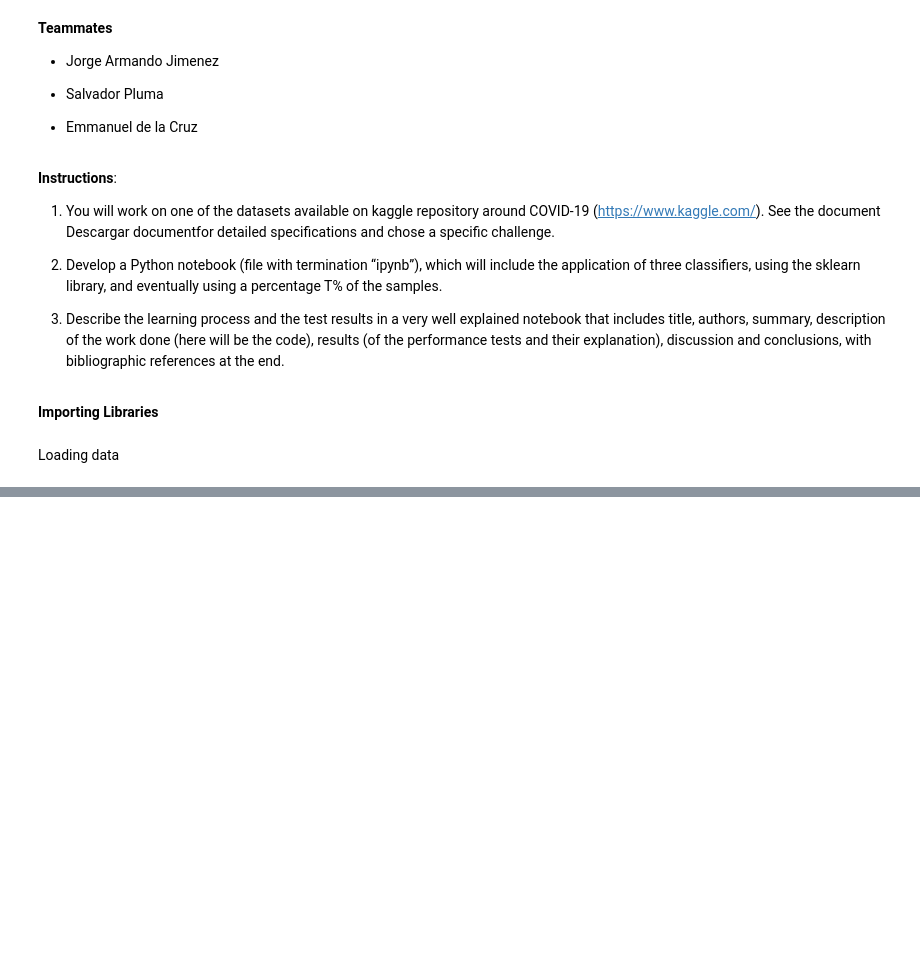
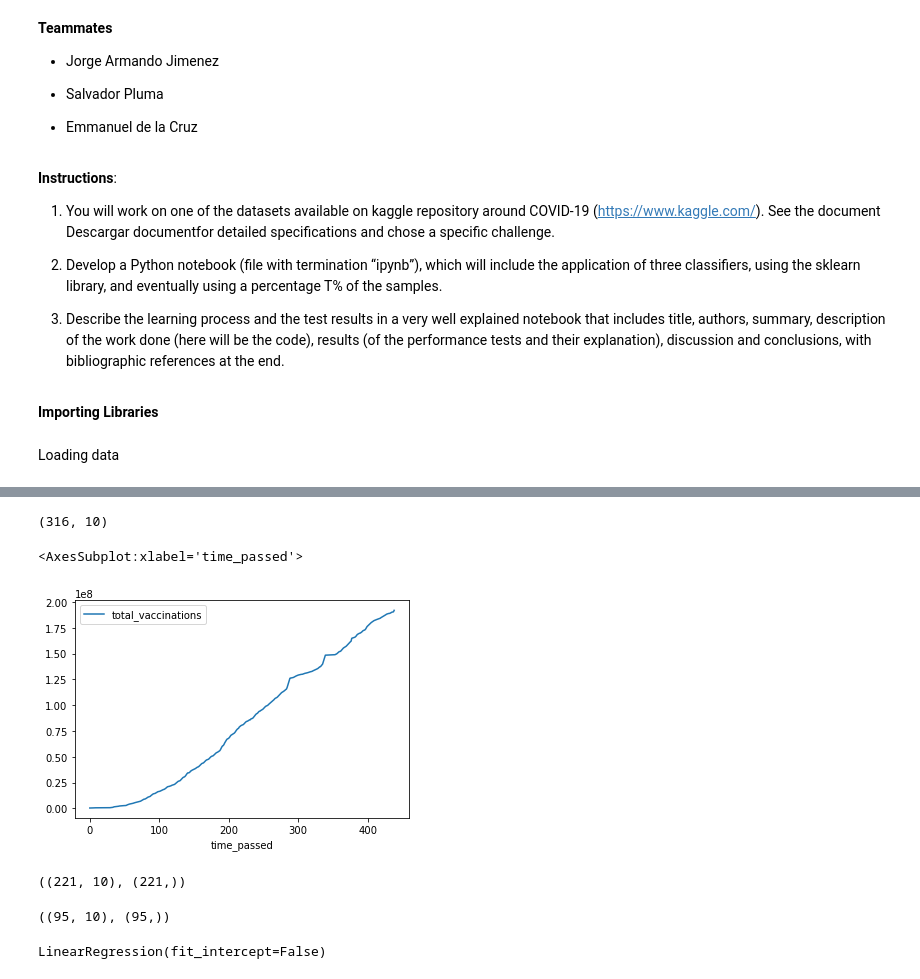
Before and after one commit to elriczero/ML-HW4-Covid-Analysis, a Jupyter notebook: Machine Learning Assignment 4 - Covid Vaccination Progress.ipynb, the cells around one changed output, grey strips where cells are left out. Cells and saved outputs as stored; diff of their text form; code cells hidden in the pictures; blank space fills up the shorter version.

```diff
--- a/Machine Learning Assignment 4 - Covid Vaccination Progress.ipynb
+++ b/Machine Learning Assignment 4 - Covid Vaccination Progress.ipynb
@@ -167,0 +97,4 @@ mex_cv.plot(x = 'index', y = 'total_vaccinations')
+# %%
+time_passed = data['date'] - data['date'][0]
+# %%
+data['time_passed'] = time_passed
@@ -167,0 +132,11 @@ mex_cv.plot(x = 'index', y = 'total_vaccinations')
+# %%
+ndata = data[['time_passed',
+              'total_vaccinations',
+              'people_vaccinated',
+              'people_fully_vaccinated',
+              'daily_vaccinations_raw',
+              'daily_vaccinations',
+              'total_vaccinations_per_hundred',
+              'people_vaccinated_per_hundred',
+              'people_fully_vaccinated_per_hundred',
+              'daily_vaccinations_per_million']]
@@ -167,0 +183,2 @@ mex_cv.plot(x = 'index', y = 'total_vaccinations')
+# %%
+ndata['time_passed']=ndata['time_passed'].dt.days
@@ -167,0 +199,9 @@ mex_cv.plot(x = 'index', y = 'total_vaccinations')
+# %%
+ndata.shape
+# %% [output]
+(316, 10)
+# %%
+ndata.plot(x = 'time_passed', y = 'total_vaccinations')
+# %% [output]
+<AxesSubplot:xlabel='time_passed'>
+[figure, added]
@@ -167,0 +215,13 @@ mex_cv.plot(x = 'index', y = 'total_vaccinations')
+# %%
+X_train.shape, y_train.shape
+# %% [output]
+((221, 10), (221,))
+# %%
+X_test.shape, y_test.shape
+# %% [output]
+((95, 10), (95,))
+# %%
+reg = LinearRegression(fit_intercept=False)
+reg.fit(ndata[['time_passed']],ndata.total_vaccinations)
+# %% [output]
+LinearRegression(fit_intercept=False)
```
Also changed, not shown: parts of 60 cells of this notebook.
